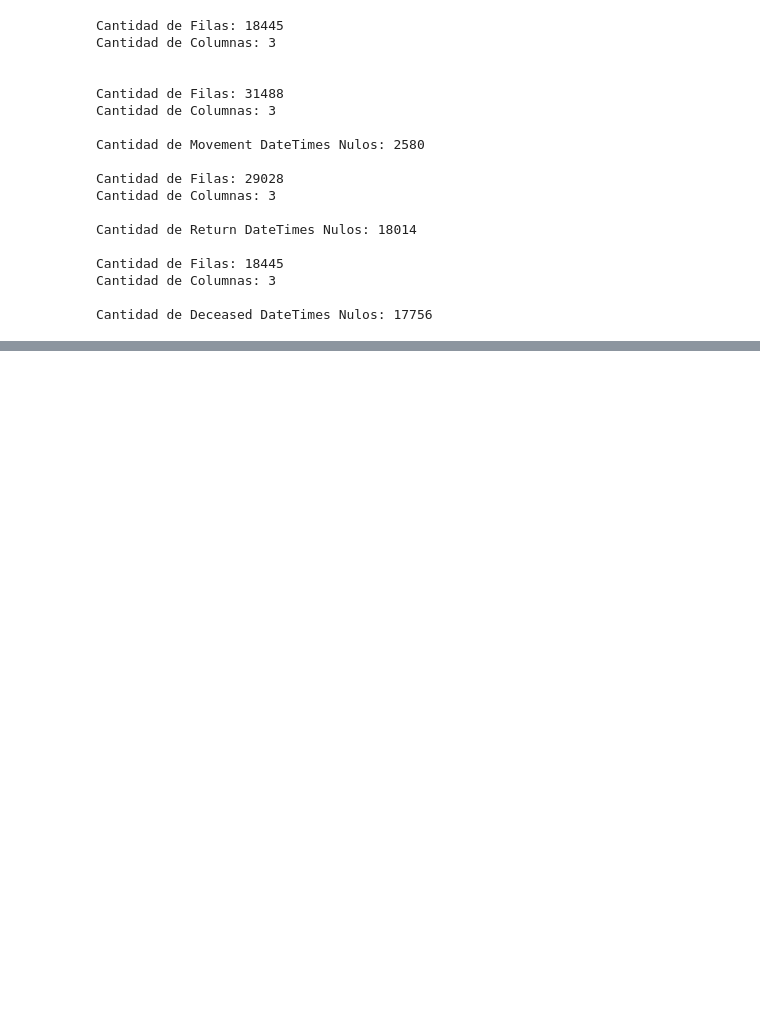
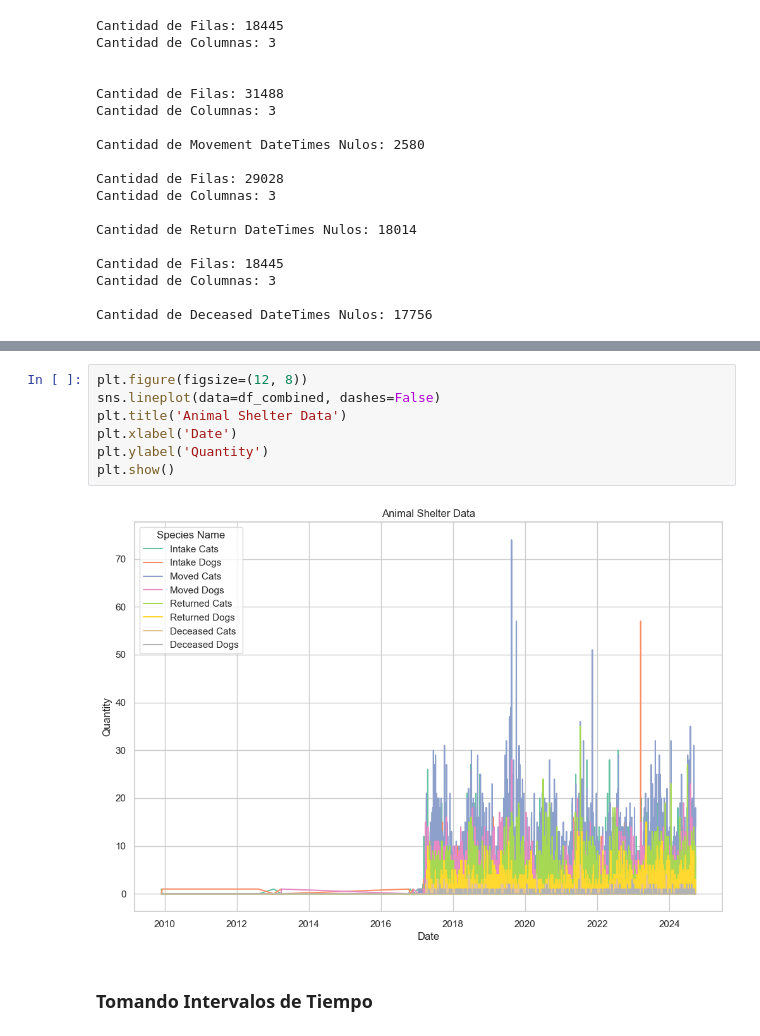
Before and after one commit to MicaKil/ia2, a Jupyter notebook: 08_dl-for-timeseries/Micaela_Del_Longo-Animal_Care/Micaela_Del_Longo-Animal_Care.ipynb, the cells around one changed output, grey strips where cells are left out. Drawn from its saved outputs; the diff is of its cells as text; blank space fills up the shorter version.

```diff
--- a/08_dl-for-timeseries/Micaela_Del_Longo-Animal_Care/Micaela_Del_Longo-Animal_Care.ipynb
+++ b/08_dl-for-timeseries/Micaela_Del_Longo-Animal_Care/Micaela_Del_Longo-Animal_Care.ipynb
@@ -276,2 +313,13 @@ Index(['Intake Cats', 'Intake Dogs', 'Moved Cats', 'Moved Dogs',
+# %%
+plt.figure(figsize=(12, 8))
+sns.lineplot(data=df_combined, dashes=False)
+plt.title('Animal Shelter Data')
+plt.xlabel('Date')
+plt.ylabel('Quantity')
+plt.show()
+# %% [output]
+[figure, added]
+# %% [markdown]
+### Tomando Intervalos de Tiempo
 # %%
 # Resample the DataFrame to 3-month intervals and sum the values
```
Also changed, not shown: parts of 13 cells of this notebook.
